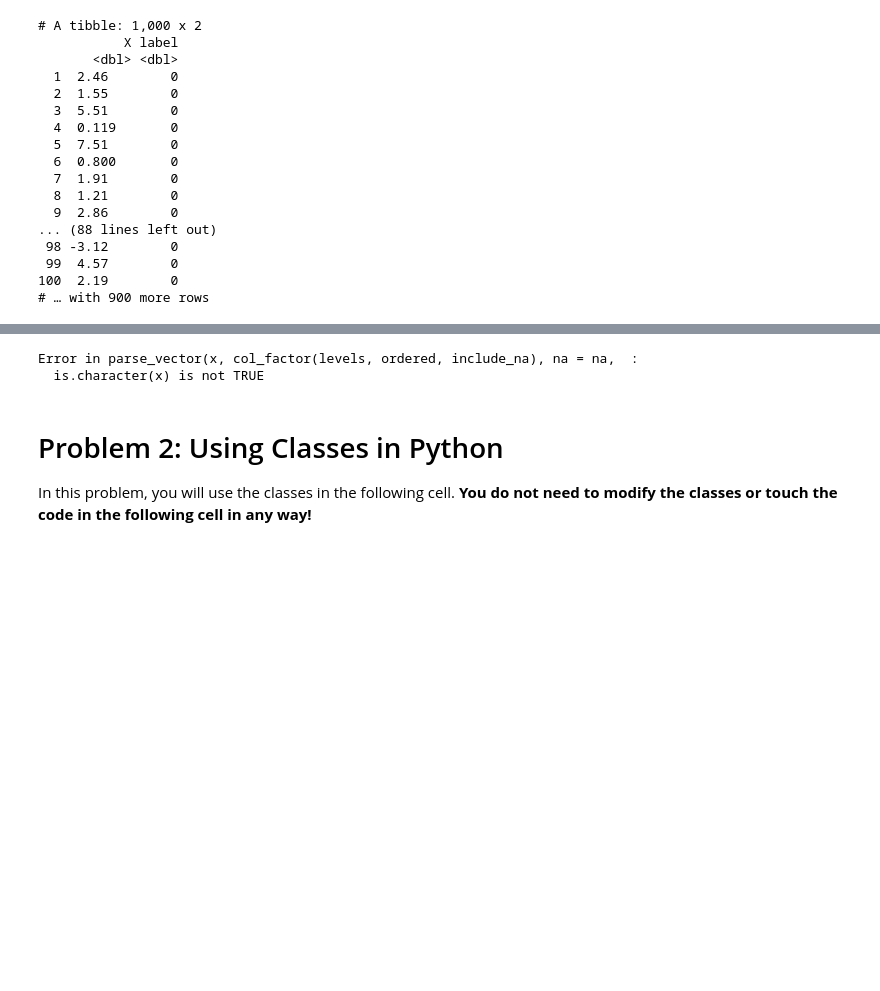
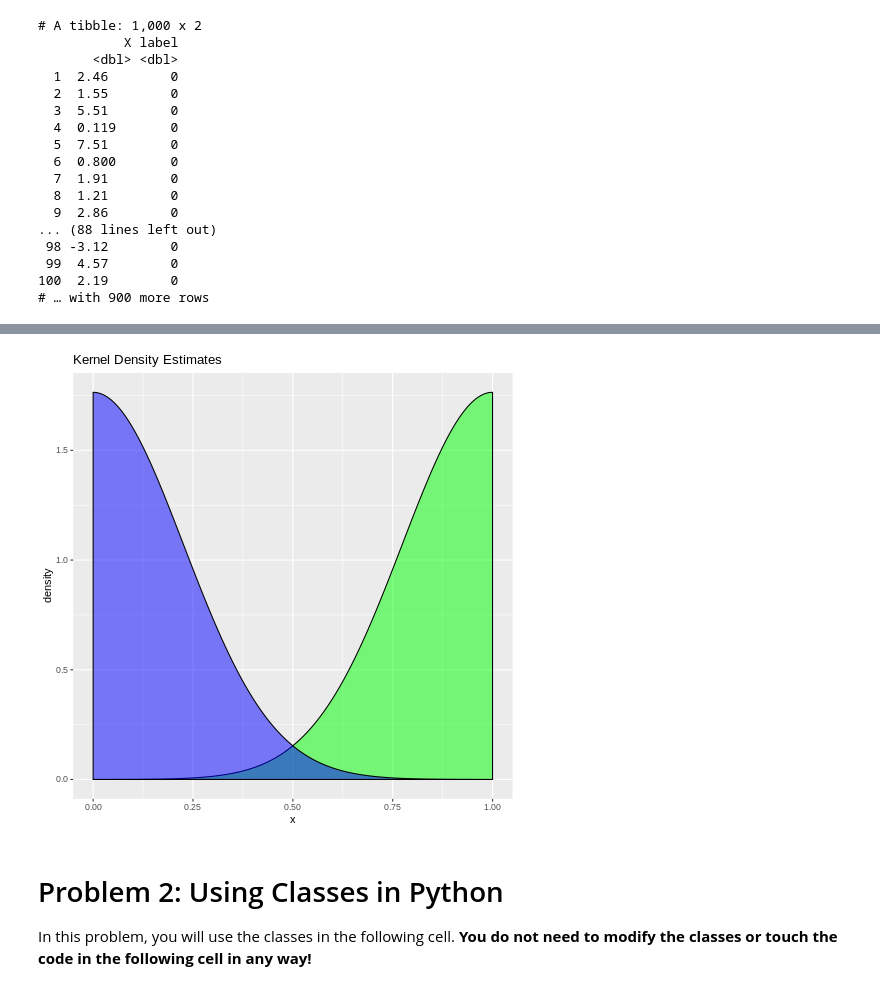
Before and after one commit to DrenaM/2019-computing-brushup-exam, a Jupyter notebook: exam-after.ipynb, the cells around one changed output, grey strips where cells are left out. Drawn from its saved outputs; the diff is of its cells as text; code cells hidden in the pictures; blank space fills up the shorter version.

```diff
--- a/exam-after.ipynb
+++ b/exam-after.ipynb
@@ -76,26 +56,21 @@ NULL
 # %%
 %%R
 
 # Your data consists of an "X" column and a "label" column
 # Use ggplot to plot a kernel density estimate of each label (overlayed on the same plot)
 # hint: Don't forget to make sure the labels are factors!
 # hint hint: Read the errors carefully!
 # Read the documentation for parse_factor (readr) if confused!
 
-# dat %>% mutate(label = parse_factor(label))
 
+# Factor
+dat_factor <- dat %>%
+        mutate(label = as.character(label)) %>%
+        mutate(label = parse_factor(label))%>%
+        group_by(label)
 
-dat %>%
-#     head(1000) %>%
-    mutate(label = parse_factor(label))%>%
-    group_by(label) %>%
-    summarize(num = n()) %>%
-#     arrange(desc(num)) %>%
-#     head(100) %>%
-    .$label
-
-
-# ggplot(n, aes(x = X, y = label)) + stat_density()
+# Kernel Density Plot
+ggplot(dat_factor, aes(fill = x)) + geom_density(aes(x=1), fill="green", alpha = 0.5) +
+  geom_density(aes(x=0), fill="blue", alpha = 0.5) + ggtitle("Kernel Density Estimates")
 # %% [output]
-Error in parse_vector(x, col_factor(levels, ordered, include_na), na = na,  :
-  is.character(x) is not TRUE
+[figure, added]
```
Also changed, not shown: parts of 8 cells of this notebook.
